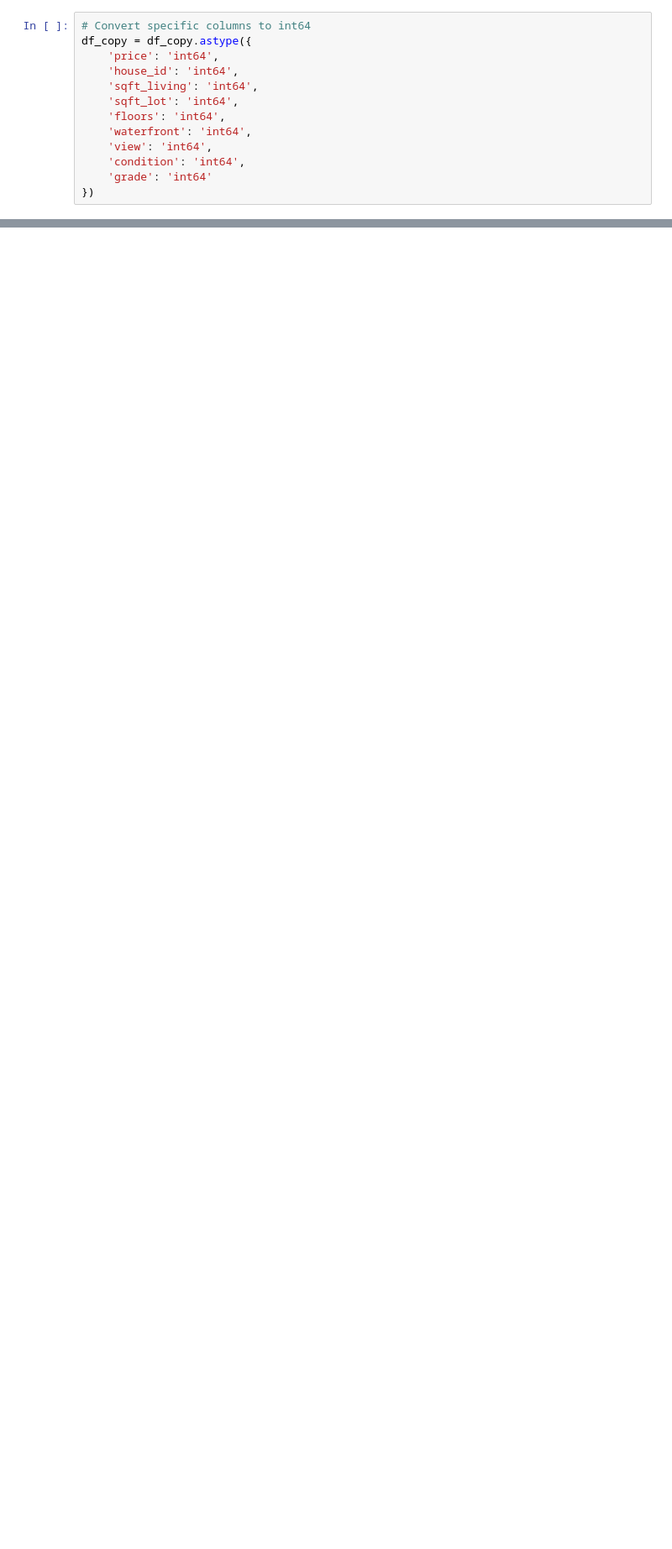
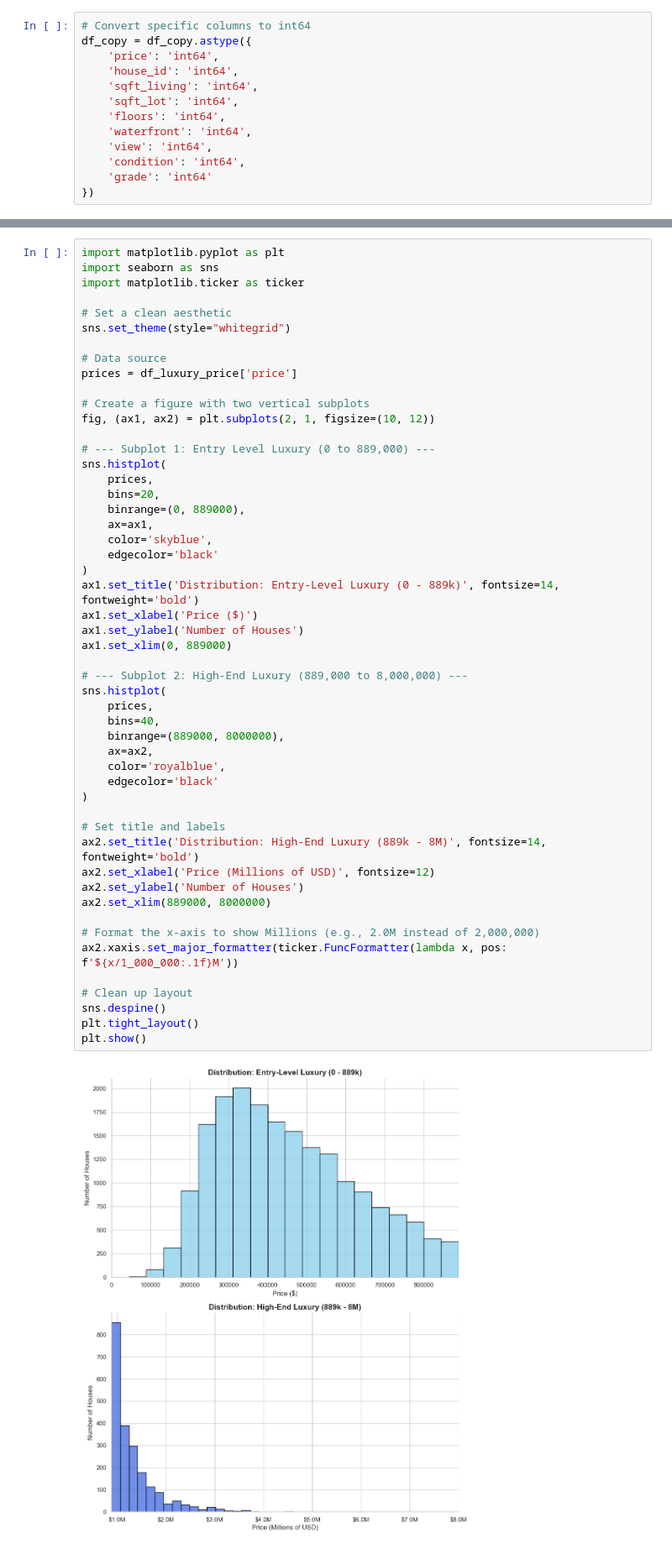
Before and after one commit to lingriosmichael/eda_template, a Jupyter notebook: my_file.ipynb, the cells around one changed output, grey strips where cells are left out. Shown at 84% size. Drawn from its saved outputs; the diff is of its cells as text; blank space fills up the shorter version.

```diff
--- a/my_file.ipynb
+++ b/my_file.ipynb
@@ -243,0 +552,53 @@ how many houses are in the top 10% ( prices ). --> np.percentile
+# %%
+import matplotlib.pyplot as plt
+import seaborn as sns
+import matplotlib.ticker as ticker
+
+# Set a clean aesthetic
+sns.set_theme(style="whitegrid")
+
+# Data source
+prices = df_luxury_price['price']
+
+# Create a figure with two vertical subplots
+fig, (ax1, ax2) = plt.subplots(2, 1, figsize=(10, 12))
+
+# --- Subplot 1: Entry Level Luxury (0 to 889,000) ---
+sns.histplot(
+    prices,
+    bins=20,
+    binrange=(0, 889000),
+    ax=ax1,
+    color='skyblue',
+    edgecolor='black'
+)
+ax1.set_title('Distribution: Entry-Level Luxury (0 - 889k)', fontsize=14, fontweight='bold')
+ax1.set_xlabel('Price ($)')
+ax1.set_ylabel('Number of Houses')
+ax1.set_xlim(0, 889000)
+
+# --- Subplot 2: High-End Luxury (889,000 to 8,000,000) ---
+sns.histplot(
+    prices,
+    bins=40,
+    binrange=(889000, 8000000),
+    ax=ax2,
+    color='royalblue',
+    edgecolor='black'
+)
+
+# Set title and labels
+ax2.set_title('Distribution: High-End Luxury (889k - 8M)', fontsize=14, fontweight='bold')
+ax2.set_xlabel('Price (Millions of USD)', fontsize=12)
+ax2.set_ylabel('Number of Houses')
+ax2.set_xlim(889000, 8000000)
+
+# Format the x-axis to show Millions (e.g., 2.0M instead of 2,000,000)
+ax2.xaxis.set_major_formatter(ticker.FuncFormatter(lambda x, pos: f'${x/1_000_000:.1f}M'))
+
+# Clean up layout
+sns.despine()
+plt.tight_layout()
+plt.show()
+# %% [output]
+[figure, added]
```
Also changed, not shown: parts of 23 cells of this notebook.
